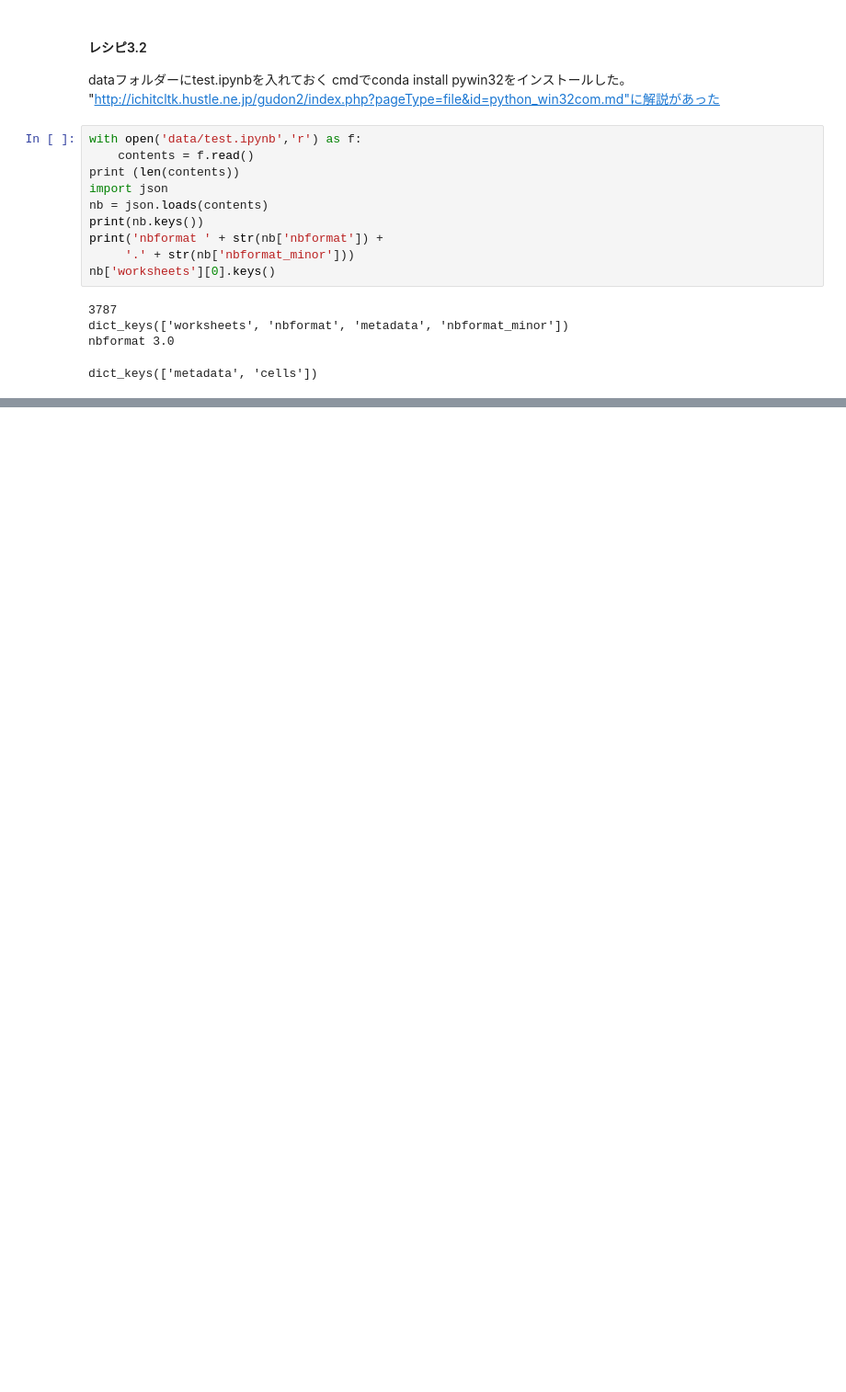
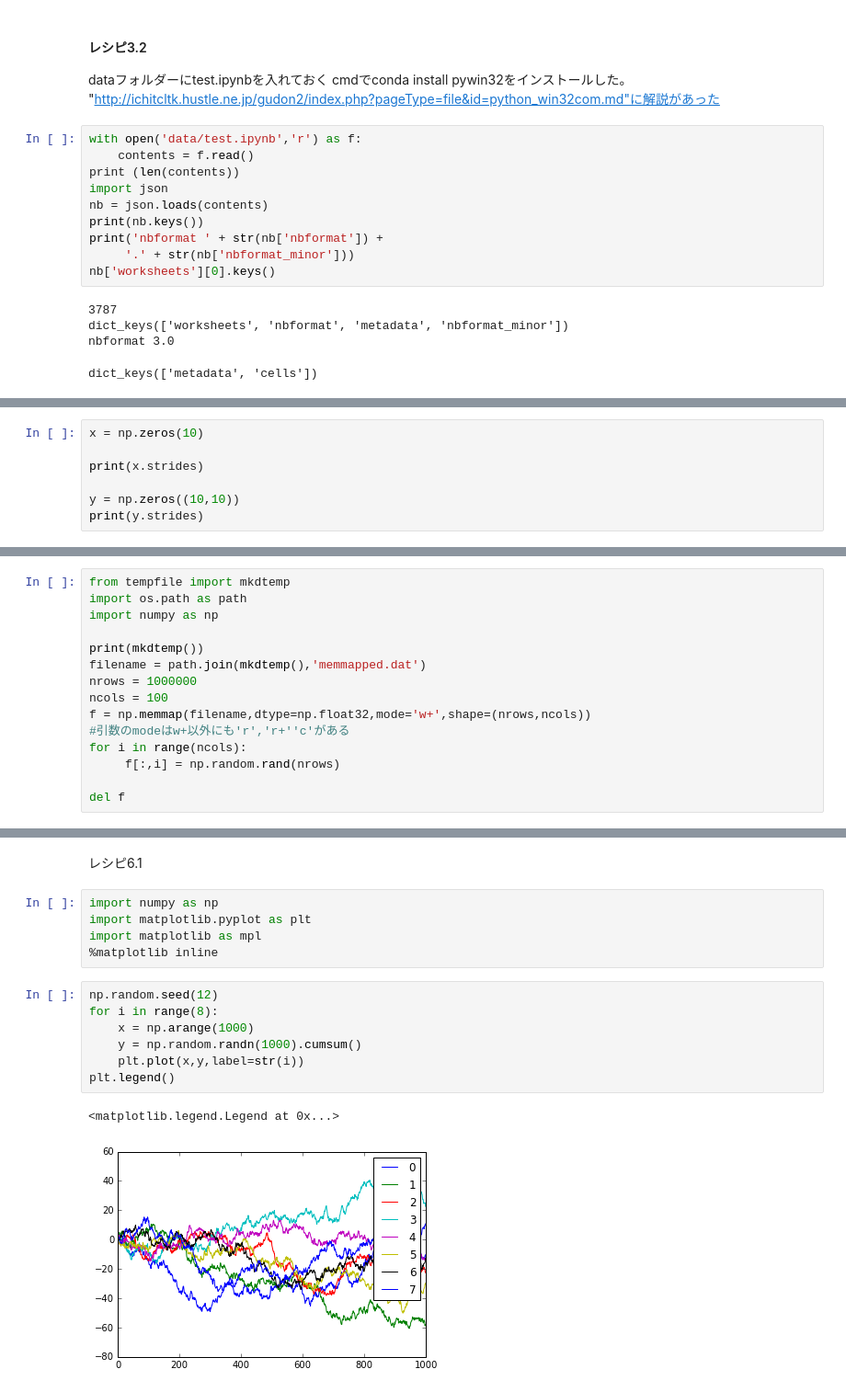
Before and after one commit to melancholymans/cookbook, a Jupyter notebook: IPythonCookBook.ipynb, the cells around one changed output, grey strips where cells are left out. Shown at 92% size. Saved outputs shown, nothing was run; the diff lists cells and outputs as text; blank space fills up the shorter version.

```diff
--- a/IPythonCookBook.ipynb
+++ b/IPythonCookBook.ipynb
@@ -227,0 +428,7 @@ dict_keys(['metadata', 'cells'])
+# %%
+x = np.zeros(10)
+
+print(x.strides)
+
+y = np.zeros((10,10))
+print(y.strides)
@@ -227,0 +489,15 @@ dict_keys(['metadata', 'cells'])
+# %%
+from tempfile import mkdtemp
+import os.path as path
+import numpy as np
+
+print(mkdtemp())
+filename = path.join(mkdtemp(),'memmapped.dat')
+nrows = 1000000
+ncols = 100
+f = np.memmap(filename,dtype=np.float32,mode='w+',shape=(nrows,ncols))
+#引数のmodeはw+以外にも'r','r+''c'がある
+for i in range(ncols):
+     f[:,i] = np.random.rand(nrows)
+
+del f
@@ -227,0 +593,17 @@ dict_keys(['metadata', 'cells'])
+# %% [markdown]
+レシピ6.1
+# %%
+import numpy as np
+import matplotlib.pyplot as plt
+import matplotlib as mpl
+%matplotlib inline
+# %%
+np.random.seed(12)
+for i in range(8):
+    x = np.arange(1000)
+    y = np.random.randn(1000).cumsum()
+    plt.plot(x,y,label=str(i))
+plt.legend()
+# %% [output]
+<matplotlib.legend.Legend at 0x...>
+[figure, added]
```
Also changed, not shown: parts of 40 cells of this notebook, 3 other files.
